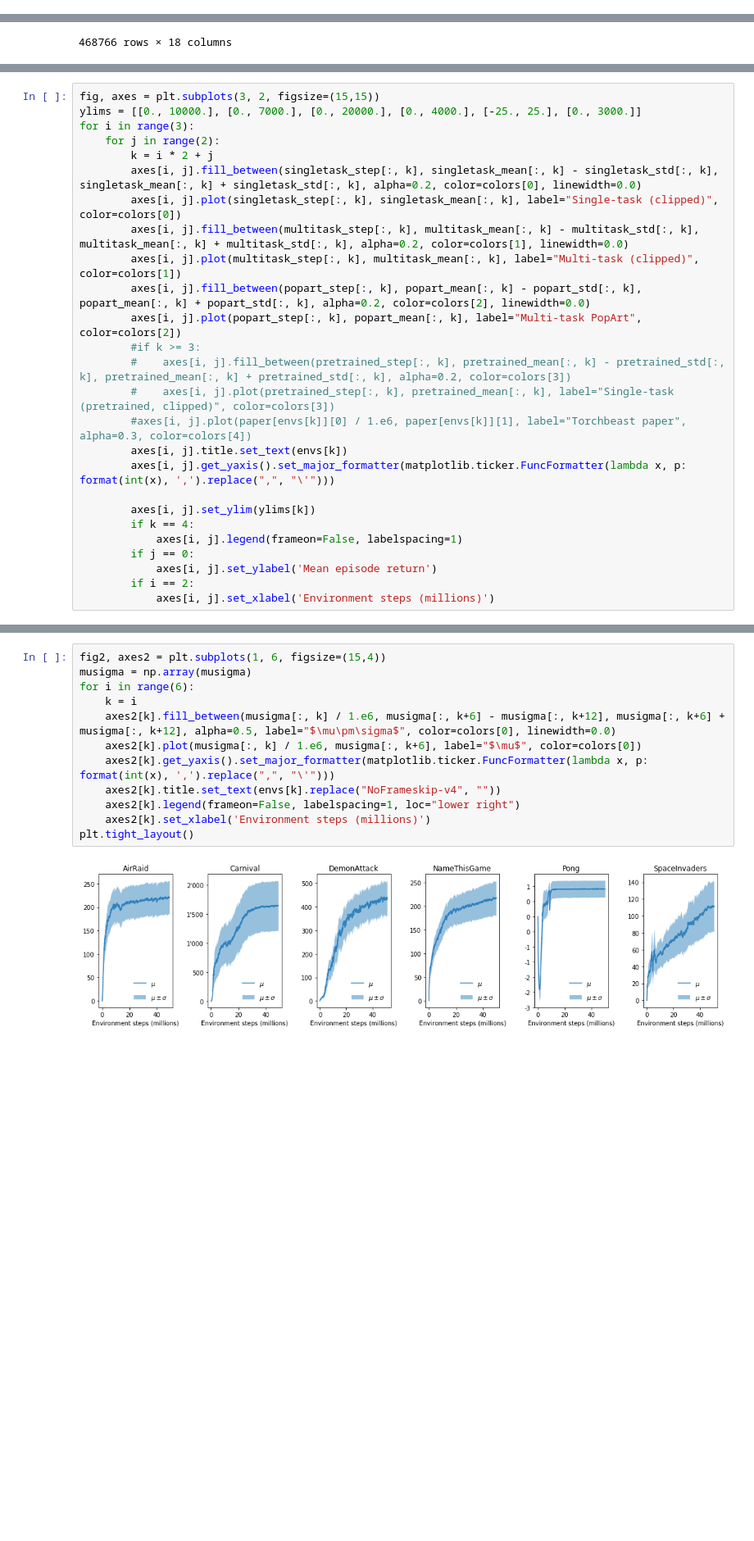
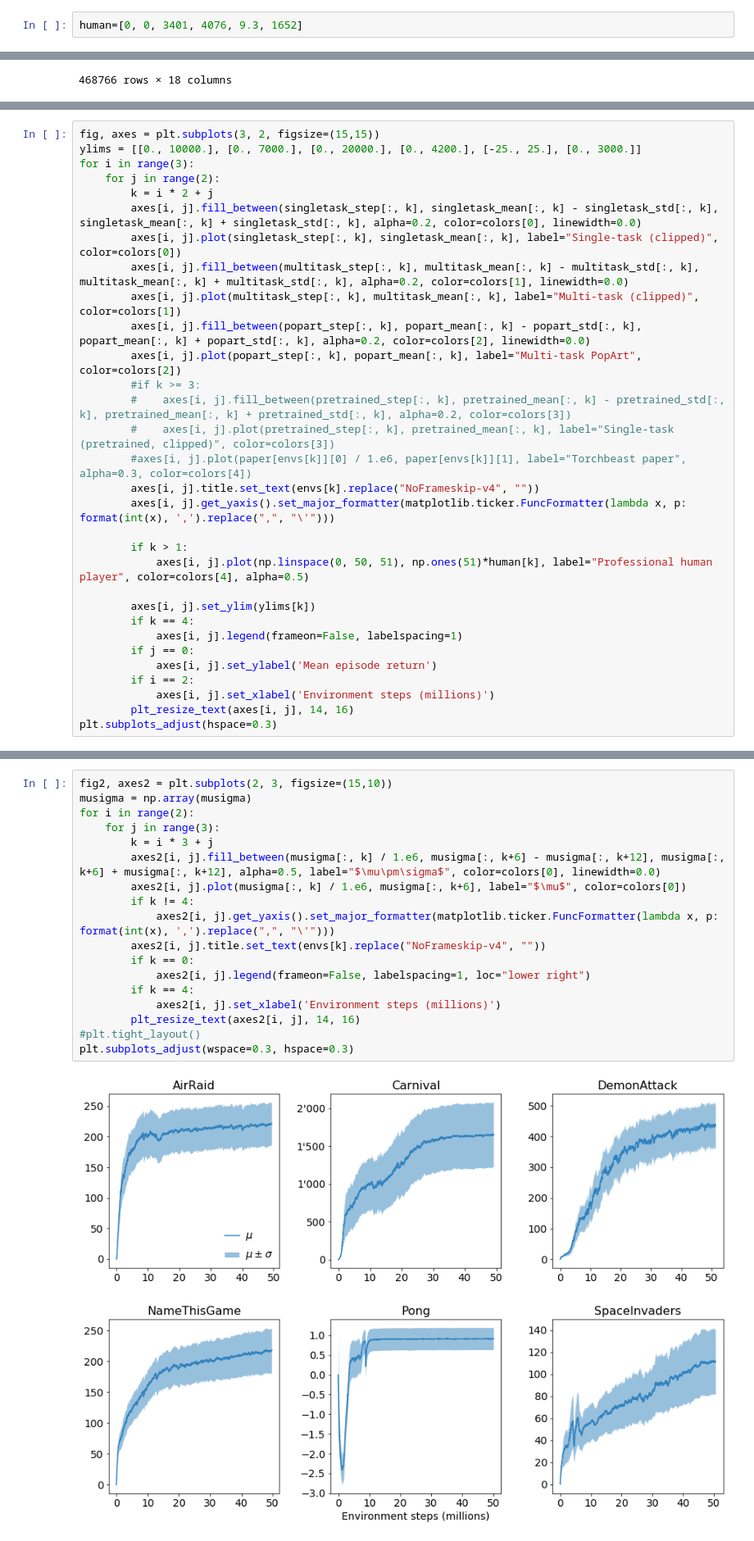
Before and after one commit to aluscher/torchbeastpopart, a Jupyter notebook: results/figures.ipynb, the cells around one changed output, grey strips where cells are left out. Shown at 82% size. Drawn from its saved outputs; the diff is of its cells as text; blank space fills up the shorter version.

Commit message:
Updated figures.

```diff
--- a/results/figures.ipynb
+++ b/results/figures.ipynb
@@ -21,6 +33,8 @@ envs=[
     ,"PongNoFrameskip-v4"
     ,"SpaceInvadersNoFrameskip-v4"
 ]
+# %%
+human=[0, 0, 3401, 4076, 9.3, 1652]
 # %%
 with open('./paper/paper.data.processed.pkl', 'rb') as f:
     paper = pickle.load(f)
@@ -127,7 +141,7 @@ for i in range(idx.shape[0]):
     detrained_stat[(model, env)] = stat
 # %%
 fig, axes = plt.subplots(3, 2, figsize=(15,15))
-ylims = [[0., 10000.], [0., 7000.], [0., 20000.], [0., 4000.], [-25., 25.], [0., 3000.]]
+ylims = [[0., 10000.], [0., 7000.], [0., 20000.], [0., 4200.], [-25., 25.], [0., 3000.]]
 for i in range(3):
     for j in range(2):
         k = i * 2 + j
@@ -141,8 +155,11 @@ for i in range(3):
         #    axes[i, j].fill_between(pretrained_step[:, k], pretrained_mean[:, k] - pretrained_std[:, k], pretrained_mean[:, k] + pretrained_std[:, k], alpha=0.2, color=colors[3])
         #    axes[i, j].plot(pretrained_step[:, k], pretrained_mean[:, k], label="Single-task (pretrained, clipped)", color=colors[3])
         #axes[i, j].plot(paper[envs[k]][0] / 1.e6, paper[envs[k]][1], label="Torchbeast paper", alpha=0.3, color=colors[4])
-        axes[i, j].title.set_text(envs[k])
+        axes[i, j].title.set_text(envs[k].replace("NoFrameskip-v4", ""))
         axes[i, j].get_yaxis().set_major_formatter(matplotlib.ticker.FuncFormatter(lambda x, p: format(int(x), ',').replace(",", "\'")))
+
+        if k > 1:
+            axes[i, j].plot(np.linspace(0, 50, 51), np.ones(51)*human[k], label="Professional human player", color=colors[4], alpha=0.5)
 
         axes[i, j].set_ylim(ylims[k])
         if k == 4:
@@ -151,4 +168,6 @@ for i in range(3):
             axes[i, j].set_ylabel('Mean episode return')
         if i == 2:
             axes[i, j].set_xlabel('Environment steps (millions)')
+        plt_resize_text(axes[i, j], 14, 16)
+plt.subplots_adjust(hspace=0.3)
 # %% [output]
@@ -158,15 +177,21 @@ fig.savefig("./fig_mean_episode_return.png", bbox_inches="tight")
 # %%
-fig2, axes2 = plt.subplots(1, 6, figsize=(15,4))
+fig2, axes2 = plt.subplots(2, 3, figsize=(15,10))
 musigma = np.array(musigma)
-for i in range(6):
-    k = i
-    axes2[k].fill_between(musigma[:, k] / 1.e6, musigma[:, k+6] - musigma[:, k+12], musigma[:, k+6] + musigma[:, k+12], alpha=0.5, label="$\mu\pm\sigma$", color=colors[0], linewidth=0.0)
-    axes2[k].plot(musigma[:, k] / 1.e6, musigma[:, k+6], label="$\mu$", color=colors[0])
-    axes2[k].get_yaxis().set_major_formatter(matplotlib.ticker.FuncFormatter(lambda x, p: format(int(x), ',').replace(",", "\'")))
-    axes2[k].title.set_text(envs[k].replace("NoFrameskip-v4", ""))
-    axes2[k].legend(frameon=False, labelspacing=1, loc="lower right")
-    axes2[k].set_xlabel('Environment steps (millions)')
-plt.tight_layout()
+for i in range(2):
+    for j in range(3):
+        k = i * 3 + j
+        axes2[i, j].fill_between(musigma[:, k] / 1.e6, musigma[:, k+6] - musigma[:, k+12], musigma[:, k+6] + musigma[:, k+12], alpha=0.5, label="$\mu\pm\sigma$", color=colors[0], linewidth=0.0)
+        axes2[i, j].plot(musigma[:, k] / 1.e6, musigma[:, k+6], label="$\mu$", color=colors[0])
+        if k != 4:
+            axes2[i, j].get_yaxis().set_major_formatter(matplotlib.ticker.FuncFormatter(lambda x, p: format(int(x), ',').replace(",", "\'")))
+        axes2[i, j].title.set_text(envs[k].replace("NoFrameskip-v4", ""))
+        if k == 0:
+            axes2[i, j].legend(frameon=False, labelspacing=1, loc="lower right")
+        if k == 4:
+            axes2[i, j].set_xlabel('Environment steps (millions)')
+        plt_resize_text(axes2[i, j], 14, 16)
+#plt.tight_layout()
+plt.subplots_adjust(wspace=0.3, hspace=0.3)
 # %% [output]
-[figure, old version]
+[figure, new version]
 # %%
```
Also changed, not shown: parts of 7 cells of this notebook, 14 other files.
